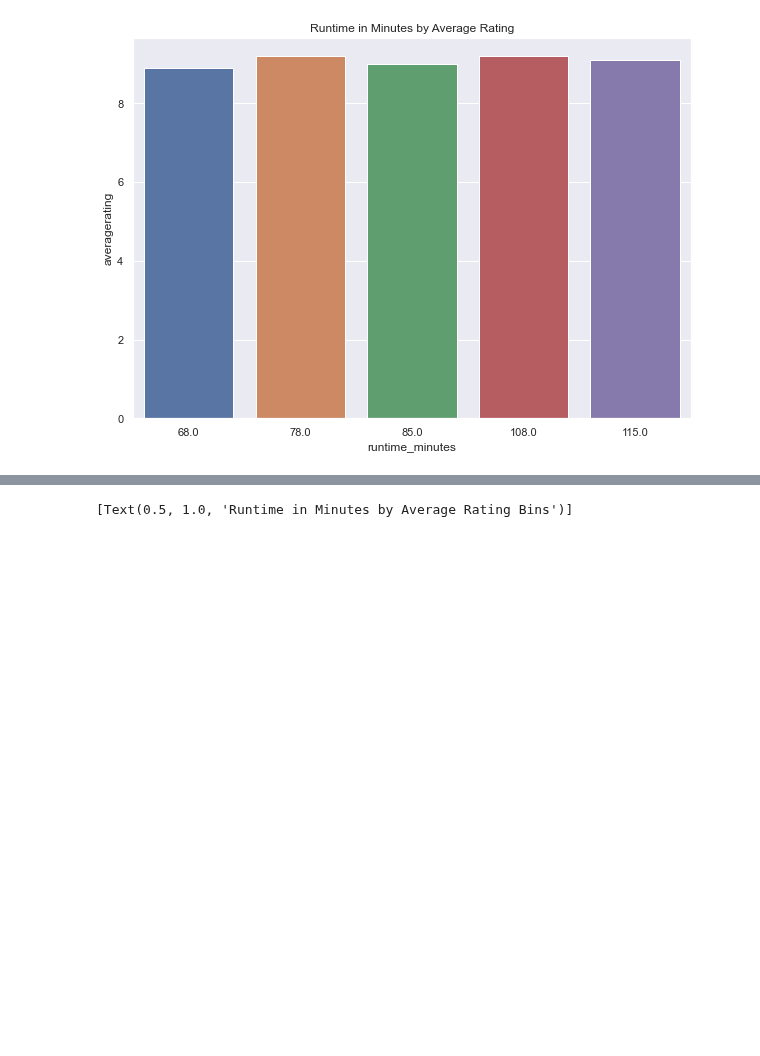
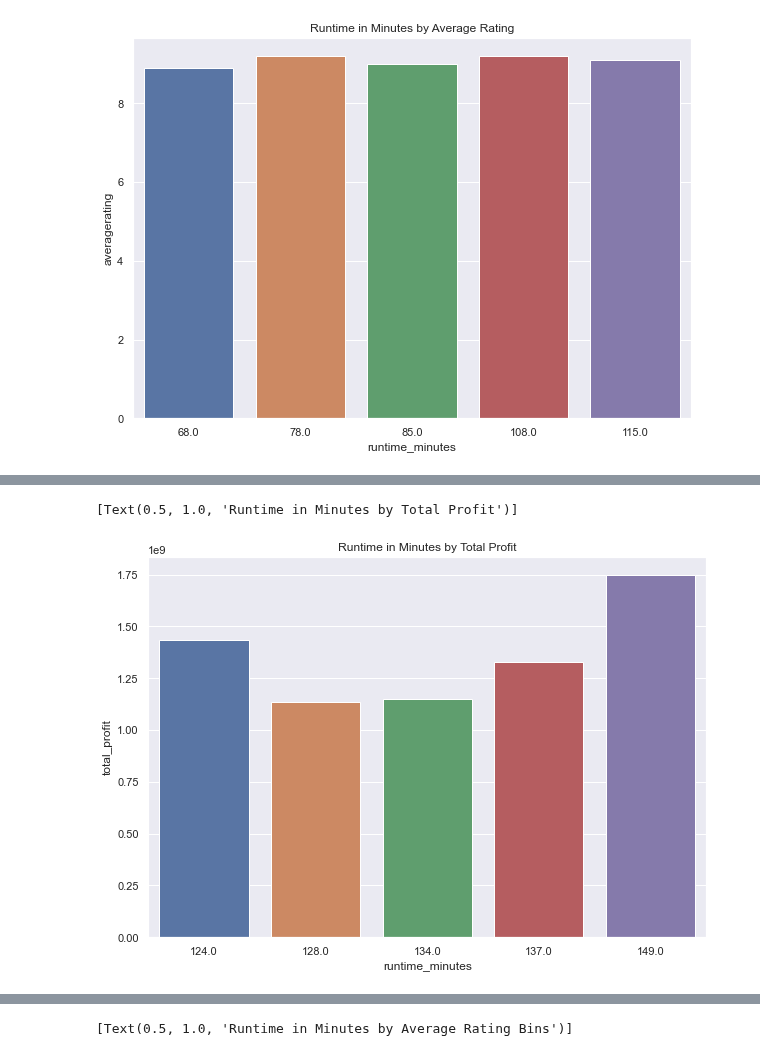
Before and after one commit to jacrivera/AI-Academy-Semester-1-Capstone-Group-5, a Jupyter notebook: student.ipynb, the cells around one changed output, grey strips where cells are left out. Cells and saved outputs as stored; diff of their text form; code cells hidden in the pictures; blank space fills up the shorter version.

```diff
--- a/student.ipynb
+++ b/student.ipynb
@@ -256,3 +274,13 @@ sns.barplot(data = new_df_top_5, x = 'runtime_minutes', y = 'averagerating').set
+# %%
+sns.set(rc={"figure.figsize":(10, 7)})
+new_df = master_df.dropna(axis=0, subset=['runtime_minutes'])
+new_df_top_5 = new_df.sort_values(['total_profit'], ascending = False).head(5)
+new_df_top_5
+sns.barplot(data = new_df_top_5, x = 'runtime_minutes', y = 'total_profit').set(title = 'Runtime in Minutes by Total Profit')
+#the higher ratings have a runtime range of 68 - 115 minutes (~ 1 - 2 hrs)
+# %% [output]
+[Text(0.5, 1.0, 'Runtime in Minutes by Total Profit')]
+[figure, added]
 # %%
 master_df['rating_bins'] = np.trunc((master_df['averagerating']/1))
 master_df.head()
```
Also changed, not shown: parts of 11 cells of this notebook.
